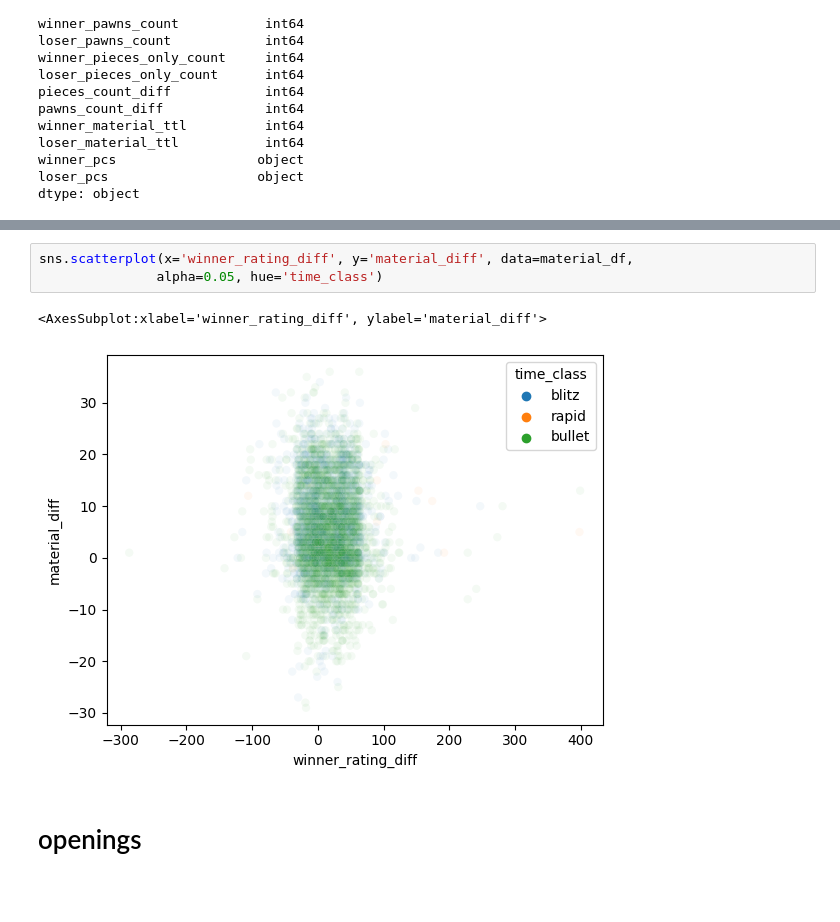
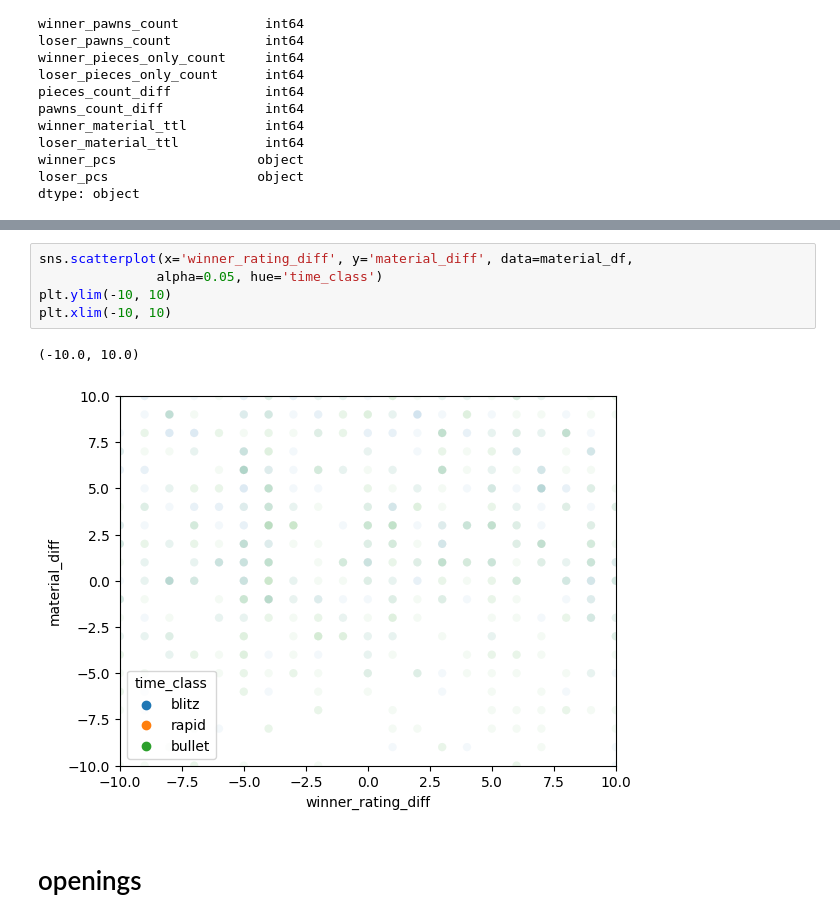
Before and after one commit to JammyNinja/Chess_analysis, a Jupyter notebook: notebooks/Analysis_rating_change_per_game.ipynb, the cells around one changed output, grey strips where cells are left out. Saved outputs shown, nothing was run; the diff lists cells and outputs as text; blank space fills up the shorter version.

```diff
--- a/notebooks/Analysis_rating_change_per_game.ipynb
+++ b/notebooks/Analysis_rating_change_per_game.ipynb
@@ -384,9 +407,11 @@ See the caveats in the documentation: https://pandas.pydata.org/pandas-docs/stab
 # %%
 sns.scatterplot(x='winner_rating_diff', y='material_diff', data=material_df,
                alpha=0.05, hue='time_class')
+plt.ylim(-10, 10)
+plt.xlim(-10, 10)
 # %% [output]
-<AxesSubplot:xlabel='winner_rating_diff', ylabel='material_diff'>
+(-10.0, 10.0)
-[figure, old version]
+[figure, new version]
 # %% [markdown]
 # openings
 # %%
```
Also changed, not shown: parts of 20 cells of this notebook, 1 other file.
